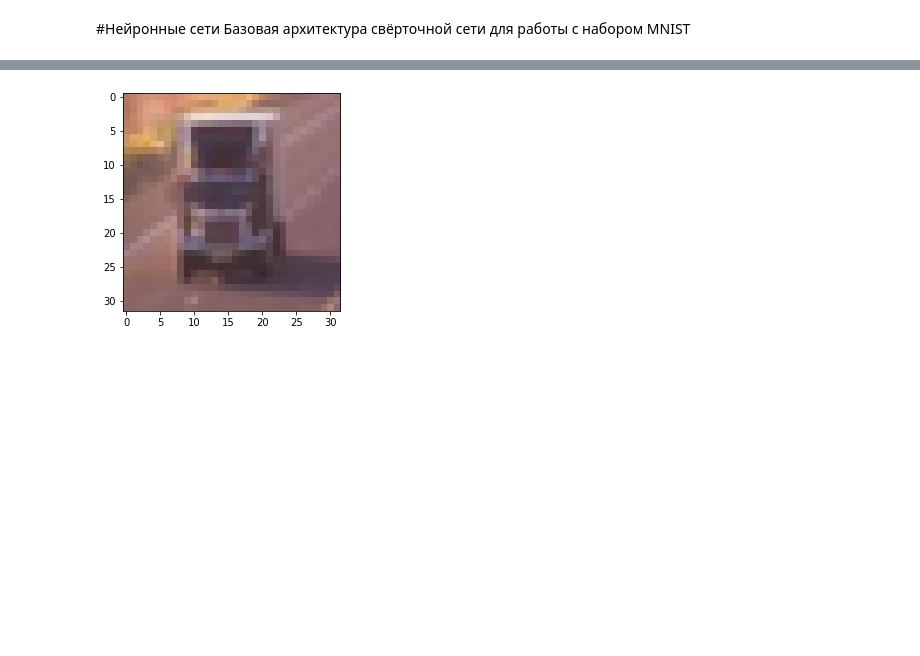
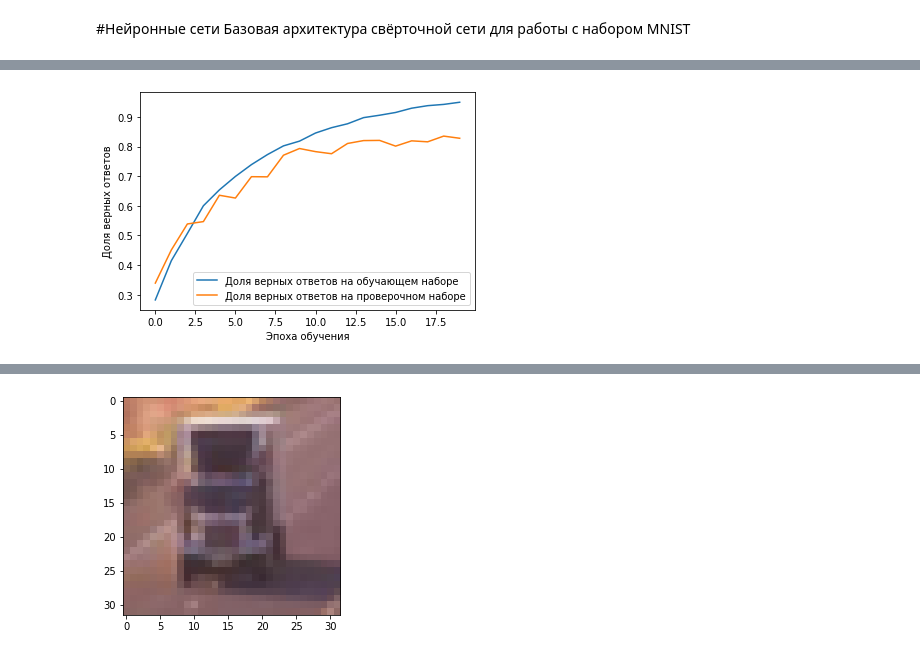
Before and after one commit to errec-sun/brain, a Jupyter notebook: ALL_of_Февральский_курс_Pro_Занятие_3_Свёрточные_сети.ipynb, the cells around one changed output, grey strips where cells are left out. Drawn from its saved outputs; the diff is of its cells as text; code cells hidden in the pictures; blank space fills up the shorter version.

```diff
--- a/ALL_of_Февральский_курс_Pro_Занятие_3_Свёрточные_сети.ipynb
+++ b/ALL_of_Февральский_курс_Pro_Занятие_3_Свёрточные_сети.ipynb
@@ -86,0 +165,84 @@ print(x_train.shape)
+# %%
+#Создаем последовательную модель ядро 5, 5 во всех слоях
+model = Sequential()
+#Слой пакетной нормализации
+model.add(BatchNormalization(input_shape=(32, 32, 3)))
+#Первый сверточный слой
+model.add(Conv2D( 512, (5, 5), padding='same', activation='relu'))
+#Второй сверточный слой
+model.add(Conv2D( 512, (5, 5), padding='same', activation='relu'))
+#промежуточный сверточный слой
+model.add(Conv2D( 512, (5, 5), padding='same', activation='relu'))
+#Первый слой подвыборки
+model.add(MaxPooling2D(pool_size=(2, 2)))
+#Слой регуляризации Dropout
+model.add(Dropout(0.35))
+
+#Слой пакетной нормализации
+model.add(BatchNormalization())
+#Третий сверточный слой
+model.add(Conv2D(256, (5, 5), padding='same', activation='relu'))
+#Четвертый сверточный слой
+model.add(Conv2D(256, (5, 5), padding='same', activation='relu'))
+# второй промежуточный слой
+model.add(Conv2D(256, (5, 5), padding='same', activation='relu'))
+#Второй слой подвыборки
+model.add(MaxPooling2D(pool_size=(2, 2)))
+#Слой регуляризации Dropout
+model.add(Dropout(0.35))
+
+#Слой пакетной нормализации
+model.add(BatchNormalization())
+#Третий сверточный слой
+model.add(Conv2D(128, (5, 5), padding='same', activation='relu'))
+#Четвертый сверточный слой
+model.add(Conv2D(128, (5, 5), padding='same', activation='relu'))
+# второй промежуточный слой
+model.add(Conv2D(128, (5, 5), padding='same', activation='relu'))
+#Второй слой подвыборки
+model.add(MaxPooling2D(pool_size=(2, 2)))
+#Слой регуляризации Dropout
+model.add(Dropout(0.35))
+
+#Слой пакетной нормализации
+model.add(BatchNormalization())
+#Третий сверточный слой
+model.add(Conv2D(64, (5, 5), padding='same', activation='relu'))
+#Четвертый сверточный слой
+model.add(Conv2D(64, (5, 5), padding='same', activation='relu'))
+# второй промежуточный слой
+model.add(Conv2D(64, (5, 5), padding='same', activation='relu'))
+#Второй слой подвыборки
+model.add(MaxPooling2D(pool_size=(2, 2)))
+#Слой регуляризации Dropout
+model.add(Dropout(0.35))
+#Слой преобразования данных из 2D представления в плоское
+model.add(Flatten())
+#Полносвязный слой для классификации
+model.add(Dense(512, activation='relu'))
+#Слой регуляризации Dropout
+model.add(Dropout(0.25))
+#Выходной полносвязный слой
+model.add(Dense(10, activation='softmax'))
+
+#Компилируем сеть
+model.compile(loss="categorical_crossentropy", optimizer="adam", metrics=["accuracy"])
+
+#Обучаем сеть на данных cifar10
+history = model.fit(x_train10,
+                    y_train10,
+                    batch_size=batch_size,
+                    epochs=20,
+                    validation_split=0.2,
+                    verbose=2)
+
+#Оображаем график точности обучения
+plt.plot(history.history['acc'],
+         label='Доля верных ответов на обучающем наборе')
+plt.plot(history.history['val_acc'],
+         label='Доля верных ответов на проверочном наборе')
+plt.xlabel('Эпоха обучения')
+plt.ylabel('Доля верных ответов')
+plt.legend()
+plt.show()
+# %% [output]
@@ -87,3 +266,4 @@ print(x_train.shape)
+[figure, added]
 # %%
 #Создаем последовательную модель
 model = Sequential()
```
Also changed, not shown: parts of 15 cells of this notebook.
